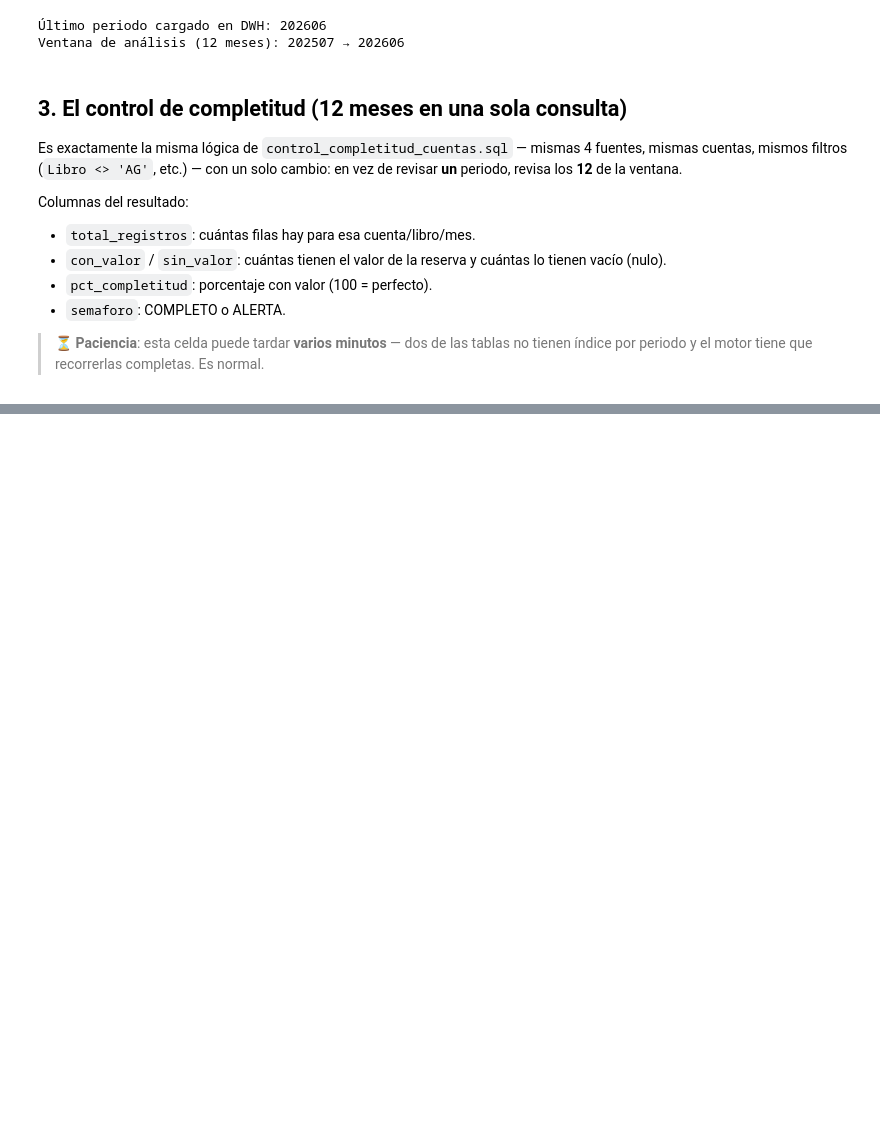
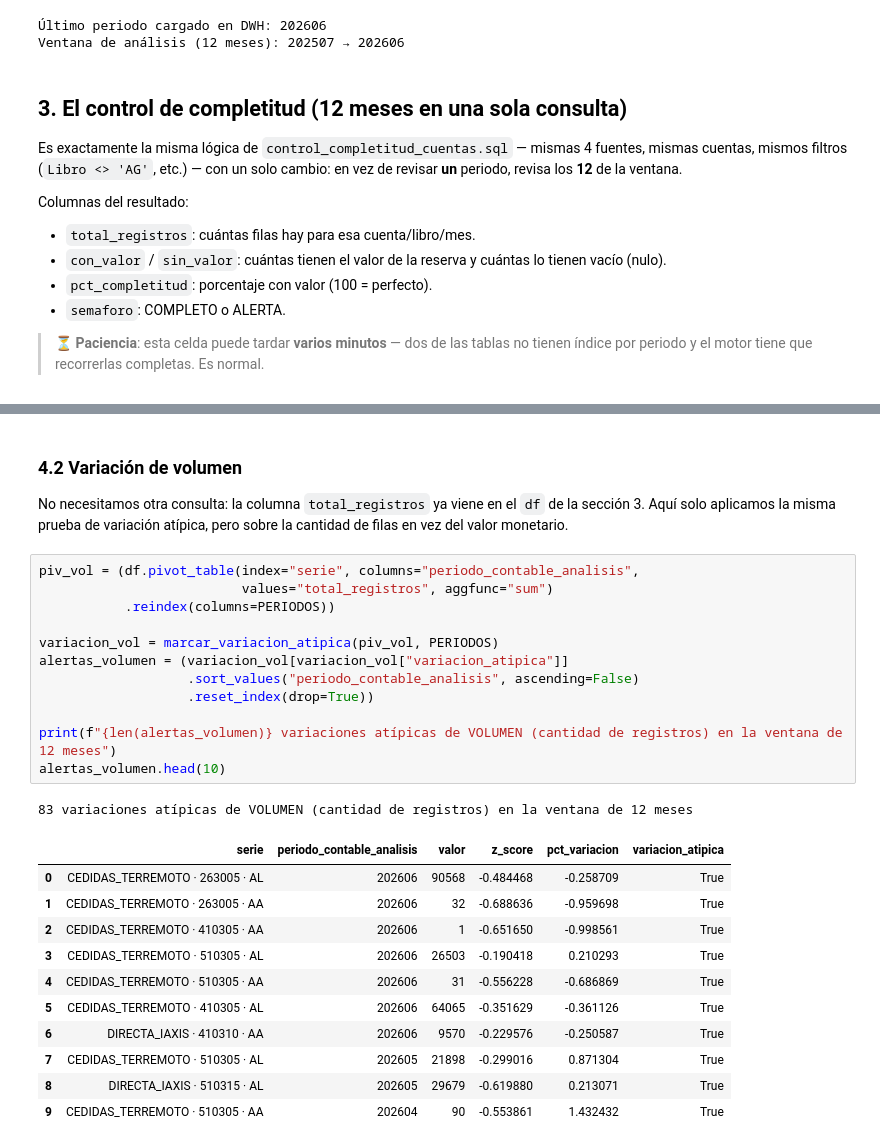
Before and after one commit to willhdi/data-completeness-validator, a Jupyter notebook: notebooks/tablero_completitud.ipynb, the cells around one changed output, grey strips where cells are left out. Cells and saved outputs as stored; diff of their text form; blank space fills up the shorter version.

```diff
--- a/notebooks/tablero_completitud.ipynb
+++ b/notebooks/tablero_completitud.ipynb
@@ -225,0 +399,31 @@ Colores y estilo compartidos por todos los gráficos (paleta accesible, validada
+# %% [markdown]
+### 4.2 Variación de volumen
+
+No necesitamos otra consulta: la columna `total_registros` ya viene en el `df` de la sección 3. Aquí
+solo aplicamos la misma prueba de variación atípica, pero sobre la cantidad de filas en vez del valor
+monetario.
+# %%
+piv_vol = (df.pivot_table(index="serie", columns="periodo_contable_analisis",
+                          values="total_registros", aggfunc="sum")
+           .reindex(columns=PERIODOS))
+
+variacion_vol = marcar_variacion_atipica(piv_vol, PERIODOS)
+alertas_volumen = (variacion_vol[variacion_vol["variacion_atipica"]]
+                   .sort_values("periodo_contable_analisis", ascending=False)
+                   .reset_index(drop=True))
+
+print(f"{len(alertas_volumen)} variaciones atípicas de VOLUMEN (cantidad de registros) en la ventana de 12 meses")
+alertas_volumen.head(10)
+# %% [output]
+83 variaciones atípicas de VOLUMEN (cantidad de registros) en la ventana de 12 meses
+|  | serie | periodo_contable_analisis | valor | z_score | pct_variacion | variacion_atipica |
+| 0 | CEDIDAS_TERREMOTO · 263005 · AL | 202606 | 90568 | -0.484468 | -0.258709 | True |
+| 1 | CEDIDAS_TERREMOTO · 263005 · AA | 202606 | 32 | -0.688636 | -0.959698 | True |
+| 2 | CEDIDAS_TERREMOTO · 410305 · AA | 202606 | 1 | -0.651650 | -0.998561 | True |
+| 3 | CEDIDAS_TERREMOTO · 510305 · AL | 202606 | 26503 | -0.190418 | 0.210293 | True |
+| 4 | CEDIDAS_TERREMOTO · 510305 · AA | 202606 | 31 | -0.556228 | -0.686869 | True |
+| 5 | CEDIDAS_TERREMOTO · 410305 · AL | 202606 | 64065 | -0.351629 | -0.361126 | True |
+| 6 | DIRECTA_IAXIS · 410310 · AA | 202606 | 9570 | -0.229576 | -0.250587 | True |
+| 7 | CEDIDAS_TERREMOTO · 510305 · AL | 202605 | 21898 | -0.299016 | 0.871304 | True |
+| 8 | DIRECTA_IAXIS · 510315 · AL | 202605 | 29679 | -0.619880 | 0.213071 | True |
+| 9 | CEDIDAS_TERREMOTO · 510305 · AA | 202604 | 90 | -0.553861 | 1.432432 | True |
```
Also changed, not shown: parts of 28 cells of this notebook, 1 other file.
